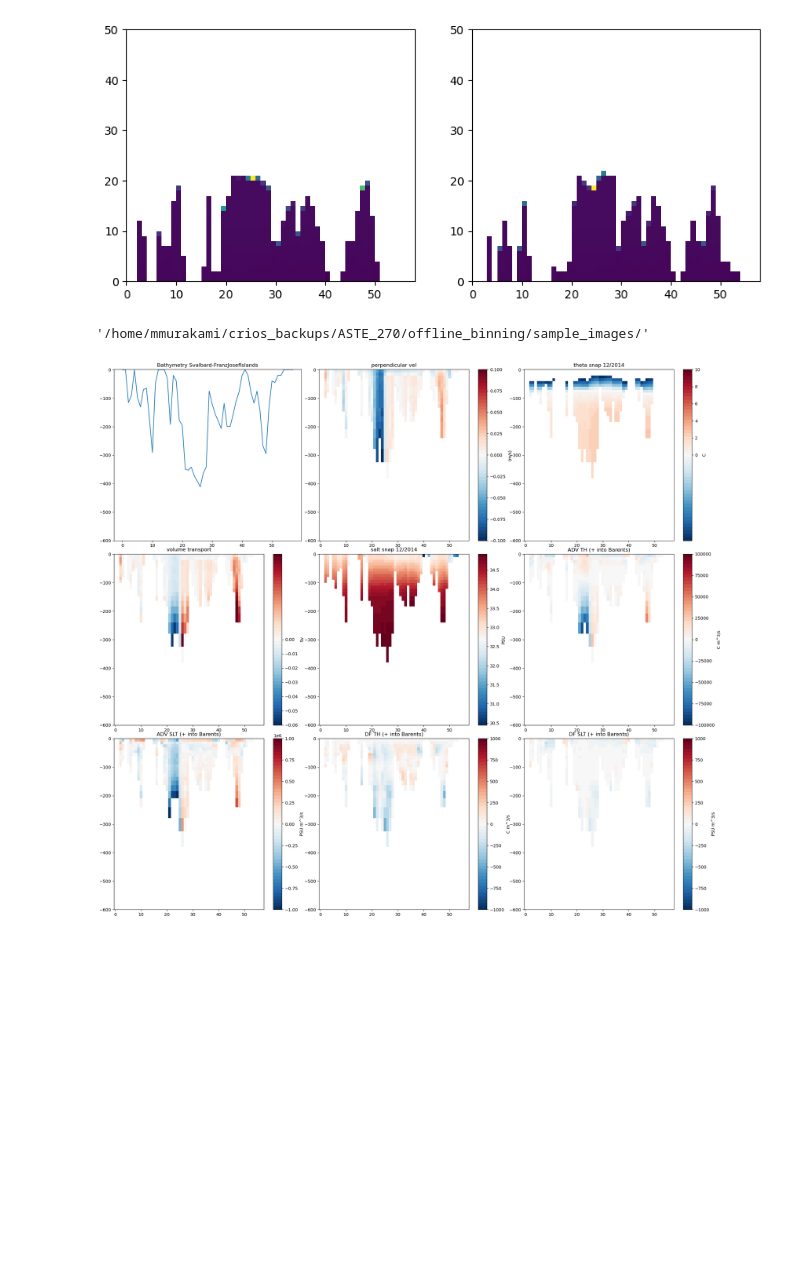
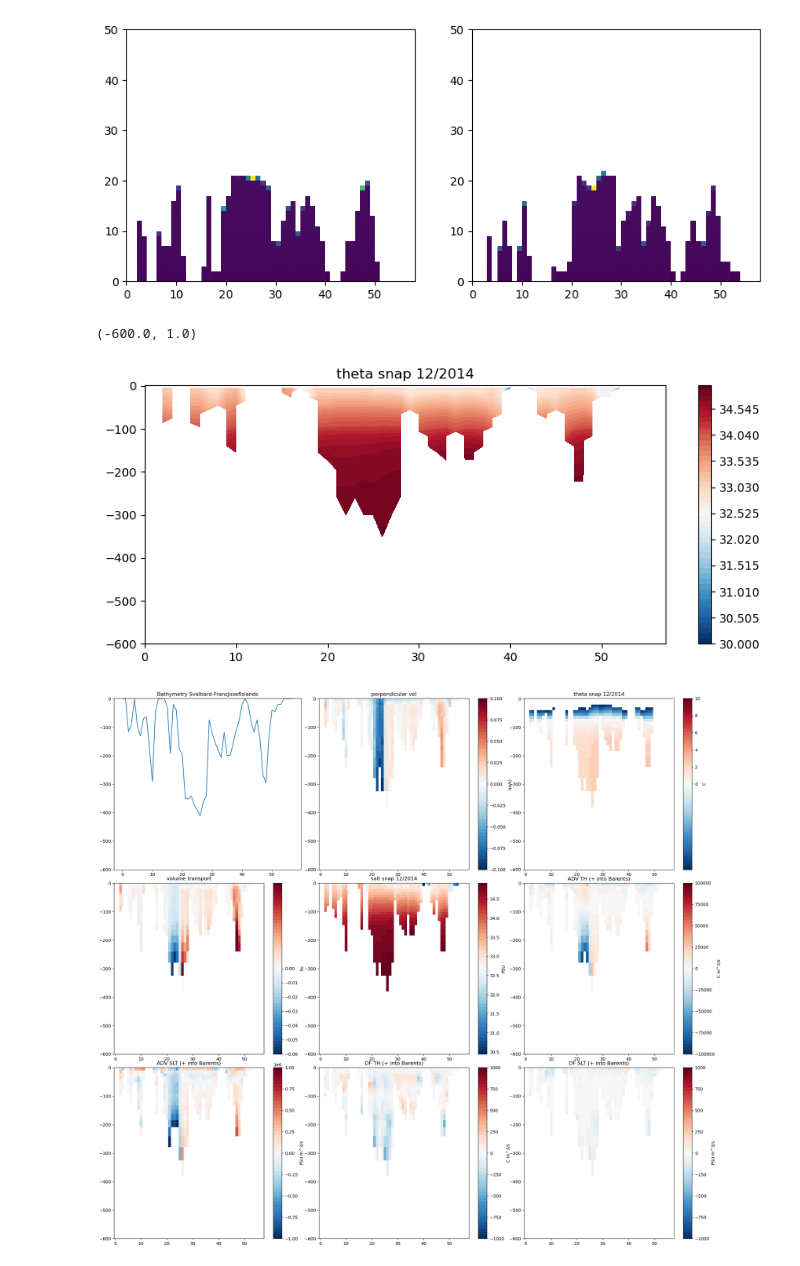
Before and after one commit to margaretmurakami/crios_backups, a Jupyter notebook: ASTE_270/offline_binning/RegionalAnalysis/Barents_gateways.ipynb, the cells around one changed output. Drawn from its saved outputs; the diff is of its cells as text; code cells hidden in the pictures; blank space fills up the shorter version.

```diff
--- a/ASTE_270/offline_binning/RegionalAnalysis/Barents_gateways.ipynb
+++ b/ASTE_270/offline_binning/RegionalAnalysis/Barents_gateways.ipynb
@@ -1322,29 +1303,6 @@ for igate in gg.keys():
     # set it in the dictionary under the basin name
     gg[igate]['indwet'] = indwet
     gg[igate]['ivalid'] = ivalid
-# %%
-# check with An to see if these are the same values
-for igate in gg.keys():
-    L = len(gg[igate]['ix'])
-    ivalid = np.zeros(L)
-    ind = np.empty(L)
-    ind.fill(np.nan)
-    indwet = np.empty(L)   # same as ind
-    indwet.fill(np.nan)
-    for i in range(L):
-        ind[i] = (gg[igate]['jy'][i] - 1) * nx + gg[igate]['ix'][i]
-        # It is quite possible some of the [ix,jy] were on land,
-        # which means it would not show up in iwet2d.full:
-        ii = np.where(iwetC2d == ind[i])[0]
-        if len(ii) > 0:
-            indwet[i] = ii[0]
-            ivalid[i] = 1
-        else:
-            indwet[i] = np.nan
-
-    # set it in the dictionary under the basin name
-    gg[igate]['indwet'] = indwet
-    gg[igate]['ivalid'] = ivalid
 # %%
 # check with An to see if these are the same values
 for igate in gg2.keys():
@@ -1664,9 +1624,29 @@ ax.pcolormesh((SALTDR[:,y_curr,x_curr]/DRF3d[:,y_curr,x_curr])/mygrid['hFacS'][:
 <matplotlib.collections.QuadMesh at 0x...>
 [figure]
 # %%
-path
+# theta
+fig = plt.figure()
+ax = plt.subplot(111)
+XV,YV= np.meshgrid(indices,mygrid['RC'])
+# norm = TwoSlopeNorm(vmin=30,vcenter=0,vmax=35)
+SALTDRgate = (ds.SALTDR.values[:,y_curr,x_curr]/DRF3d[:,y_curr,x_curr])*mygrid['hFacC'][:,y_curr,x_curr]
+
+# Define contour levels based on the data range
+levels = np.linspace(np.nanmin(30), np.nanmax(35), 100)
+
+# Create the filled contour plot
+cb = ax.contourf(XV, YV, Z * SALTDRgate, levels=levels, cmap=cmap, vmin=30,vmax=35)
+
+# Add a color bar
+plt.colorbar(cb, ax=ax)
+# cb = ax.pcolormesh(XV,YV,SALTDRgate,cmap=cmap)
+# cb = ax.pcolormesh(XV,YV,Z*snaptheta[:,y_curr,x_curr],cmap=cmap,norm=norm)
+ax.set_title("theta snap 12/2014")
+ax.set_ylim(-600,1)
+# plt.colorbar(cb,label="C")
 # %% [output]
-'/home/mmurakami/crios_backups/ASTE_270/offline_binning/sample_images/'
+(-600.0, 1.0)
+[figure, added]
 # %%
 gate = "Svalbard-FranzJosefIslands"
 indices = np.arange(0,len(y_curr),1)
```
Also changed, not shown: parts of 14 cells of this notebook, 4 other files.
